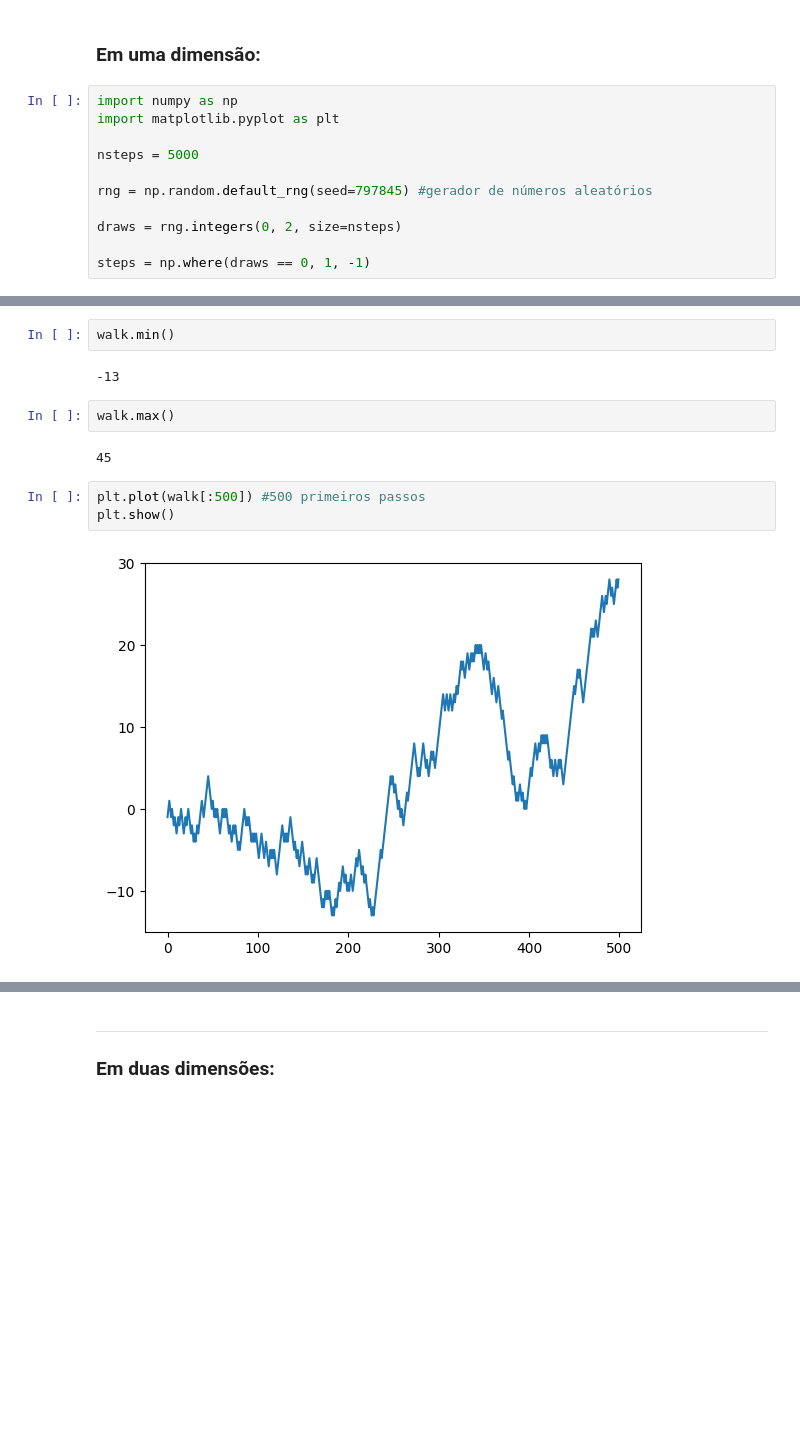
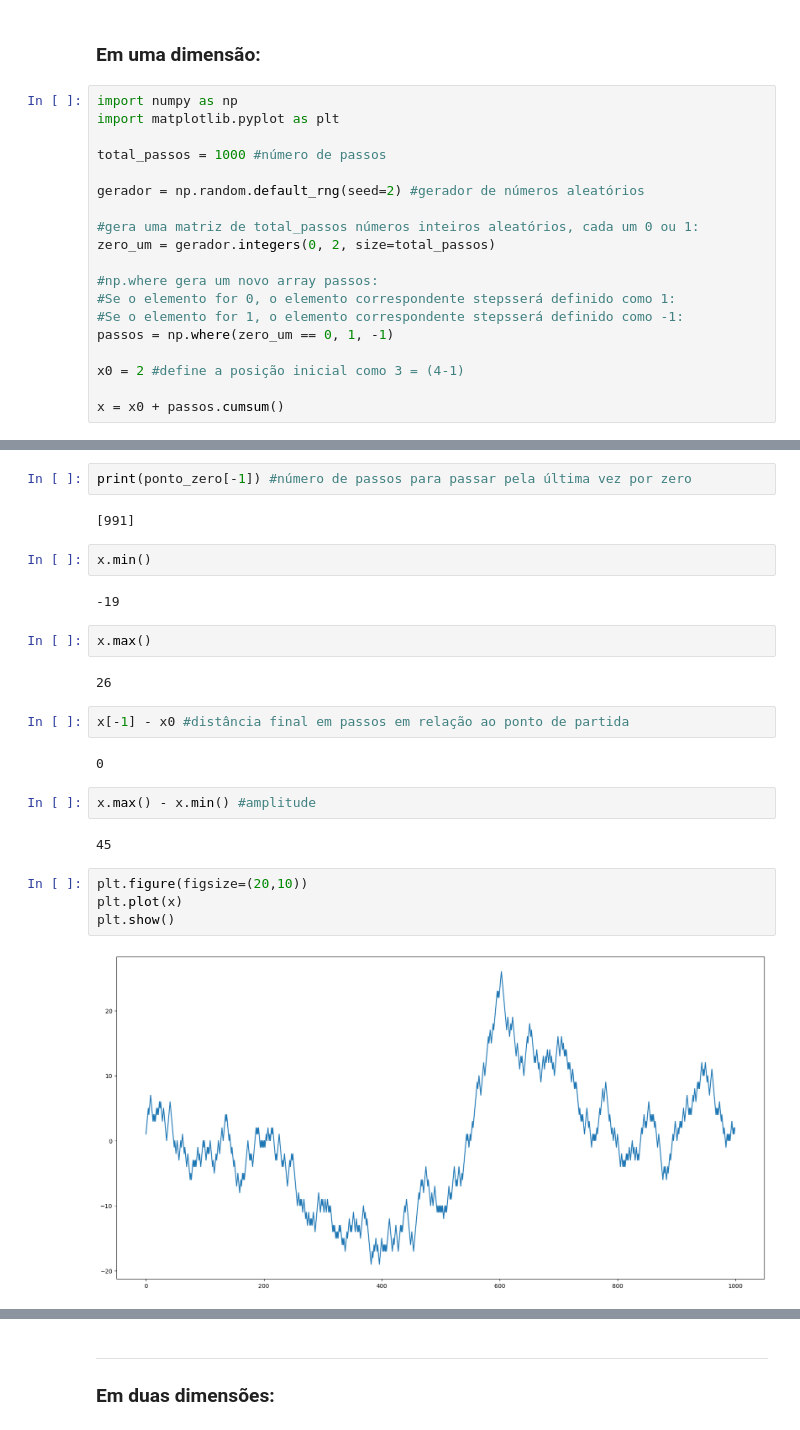
Before and after one commit to douglasnasc07/caminhada_aleatoria, a Jupyter notebook: random_walk.ipynb, the cells around one changed output, grey strips where cells are left out. Saved outputs shown, nothing was run; the diff lists cells and outputs as text; blank space fills up the shorter version.

```diff
--- a/random_walk.ipynb
+++ b/random_walk.ipynb
@@ -6,10 +6,18 @@
 import numpy as np
 import matplotlib.pyplot as plt
 
-nsteps = 5000
+total_passos = 1000 #número de passos
 
-rng = np.random.default_rng(seed=797845) #gerador de números aleatórios
+gerador = np.random.default_rng(seed=2) #gerador de números aleatórios
 
-draws = rng.integers(0, 2, size=nsteps)
+#gera uma matriz de total_passos números inteiros aleatórios, cada um 0 ou 1:
+zero_um = gerador.integers(0, 2, size=total_passos)
 
-steps = np.where(draws == 0, 1, -1)
+#np.where gera um novo array passos:
+#Se o elemento for 0, o elemento correspondente stepsserá definido como 1:
+#Se o elemento for 1, o elemento correspondente stepsserá definido como -1:
+passos = np.where(zero_um == 0, 1, -1)
+
+x0 = 2 #define a posição inicial como 3 = (4-1)
+
+x = x0 + passos.cumsum()
@@ -16,13 +53,26 @@ steps = np.where(draws == 0, 1, -1)
+# %%
+print(ponto_zero[-1]) #número de passos para passar pela última vez por zero
+# %% [output]
+[991]
 # %%
-walk.min()
+x.min()
 # %% [output]
--13
+-19
 # %%
-walk.max()
+x.max()
 # %% [output]
-45
+26
+# %%
+x[-1] - x0 #distância final em passos em relação ao ponto de partida
+# %% [output]
+0
+# %%
+x.max() - x.min() #amplitude
+# %% [output]
+45
 # %%
-plt.plot(walk[:500]) #500 primeiros passos
+plt.figure(figsize=(20,10))
+plt.plot(x)
 plt.show()
 # %% [output]
-[figure, old version]
+[figure, new version]
```
Also changed, not shown: parts of 43 cells of this notebook.
